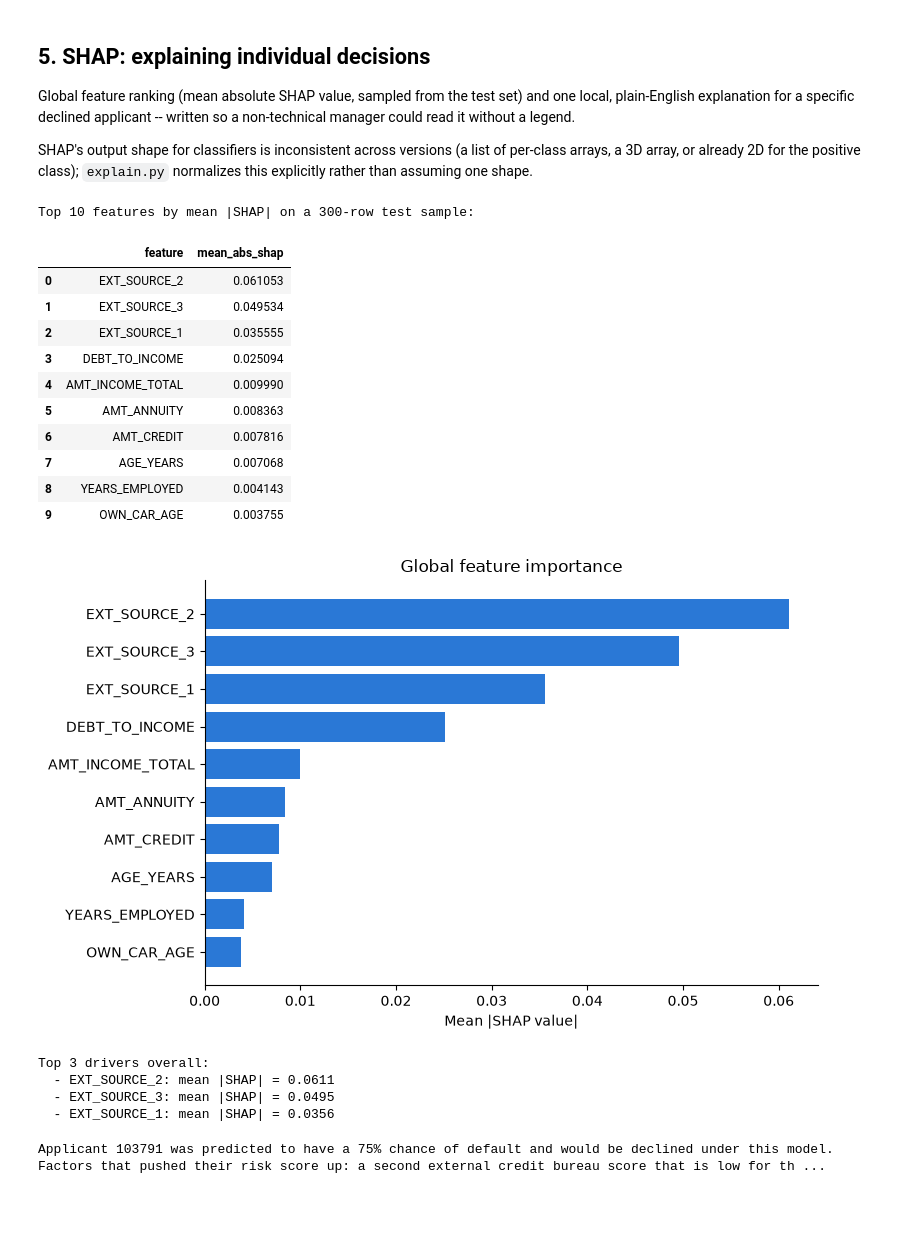
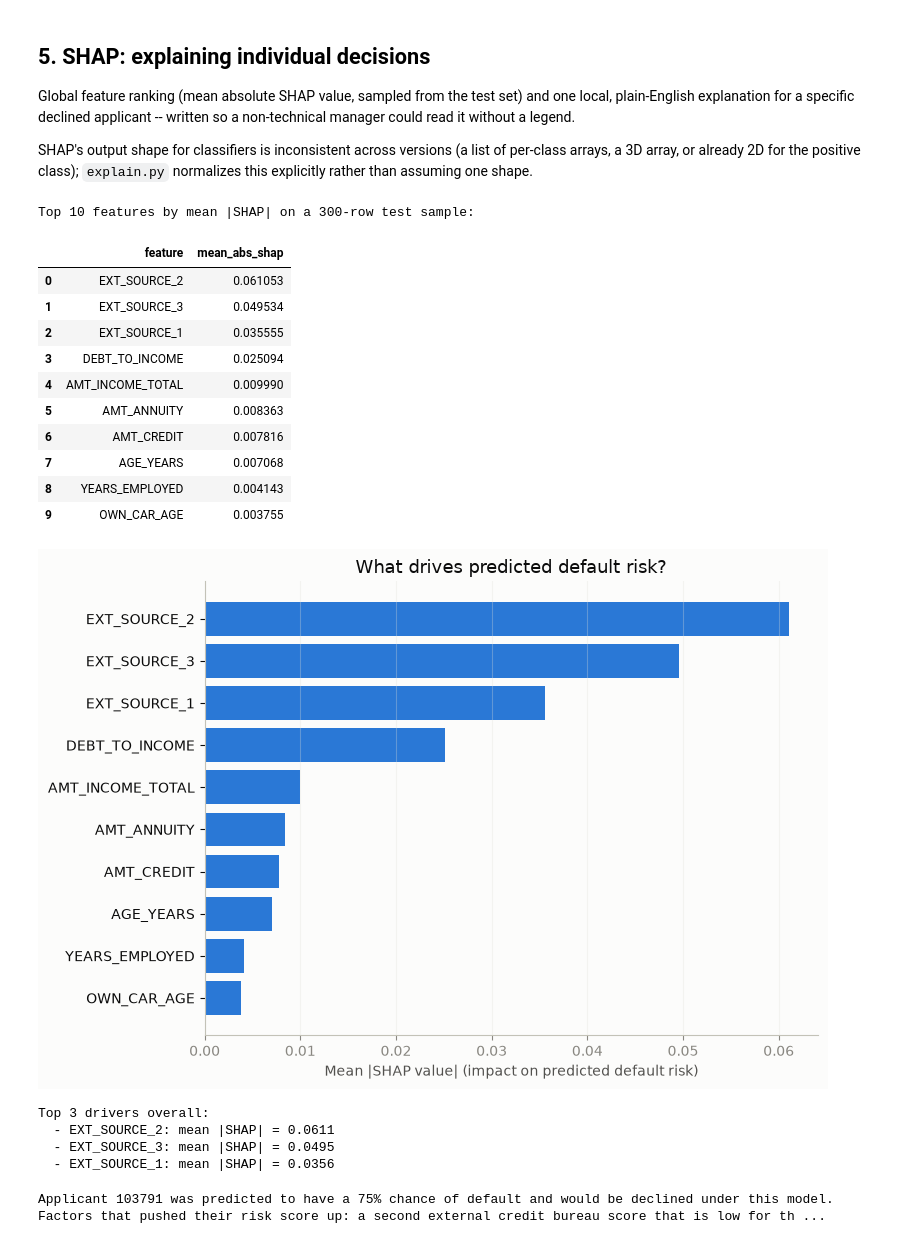
Before and after one commit to user17410/credit-risk-threshold-optimizer, a Jupyter notebook: notebooks/analysis.ipynb, the cells around one changed output. Drawn from its saved outputs; the diff is of its cells as text; code cells hidden in the pictures; blank space fills up the shorter version.

```diff
--- a/notebooks/analysis.ipynb
+++ b/notebooks/analysis.ipynb
@@ -215,38 +222,32 @@ SHAP's output shape for classifiers is inconsistent across versions (a list
 of per-class arrays, a 3D array, or already 2D for the positive class);
 `explain.py` normalizes this explicitly rather than assuming one shape.
 # %%
-from explain import global_feature_ranking, explain_applicant, pick_declined_applicant
+from explain import global_feature_ranking, plot_global_importance, explain_applicant, pick_declined_applicant
 
 ranking = global_feature_ranking(trained)
 print("Top 10 features by mean |SHAP| on a 300-row test sample:")
 display(ranking.head(10))
 
-fig, ax = plt.subplots(figsize=(8, 5))
-top10 = ranking.head(10).iloc[::-1]
-ax.barh(top10["feature"], top10["mean_abs_shap"], color="#2a78d6")
-ax.set_xlabel("Mean |SHAP value|")
-ax.set_title("Global feature importance")
-ax.spines[["top", "right"]].set_visible(False)
-fig.tight_layout()
+fig = plot_global_importance(ranking)
 plt.show()
 
 print("\nTop 3 drivers overall:")
 for _, row in ranking.head(3).iterrows():
     print(f"  - {row['feature']}: mean |SHAP| = {row['mean_abs_shap']:.4f}")
 # %% [output]
 Top 10 features by mean |SHAP| on a 300-row test sample:
 |  | feature | mean_abs_shap |
 | 0 | EXT_SOURCE_2 | 0.061053 |
 | 1 | EXT_SOURCE_3 | 0.049534 |
 | 2 | EXT_SOURCE_1 | 0.035555 |
 | 3 | DEBT_TO_INCOME | 0.025094 |
 | 4 | AMT_INCOME_TOTAL | 0.009990 |
 | 5 | AMT_ANNUITY | 0.008363 |
 | 6 | AMT_CREDIT | 0.007816 |
 | 7 | AGE_YEARS | 0.007068 |
 | 8 | YEARS_EMPLOYED | 0.004143 |
 | 9 | OWN_CAR_AGE | 0.003755 |
-[figure, old version]
+[figure, new version]
 Top 3 drivers overall:
   - EXT_SOURCE_2: mean |SHAP| = 0.0611
   - EXT_SOURCE_3: mean |SHAP| = 0.0495
```
Also changed, not shown: parts of 1 cell of this notebook, 5 other files.
